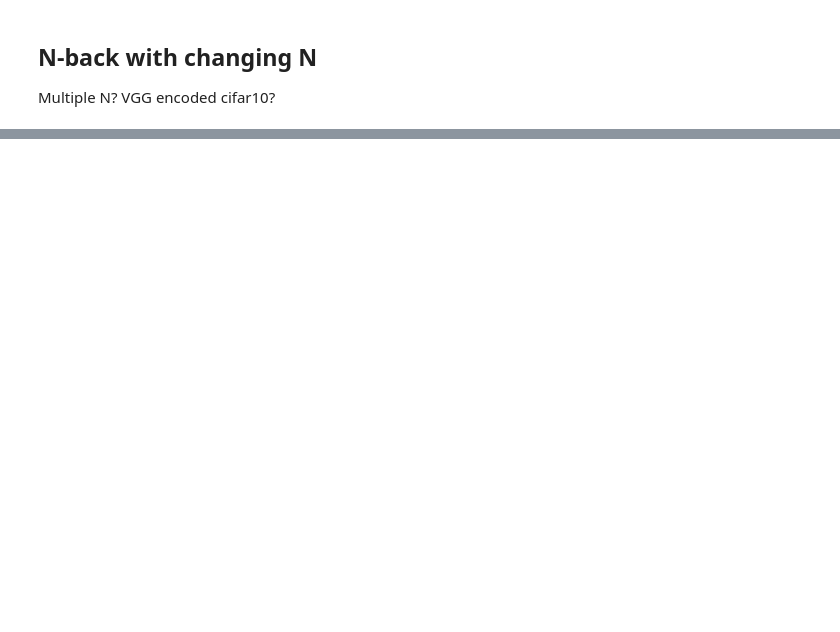
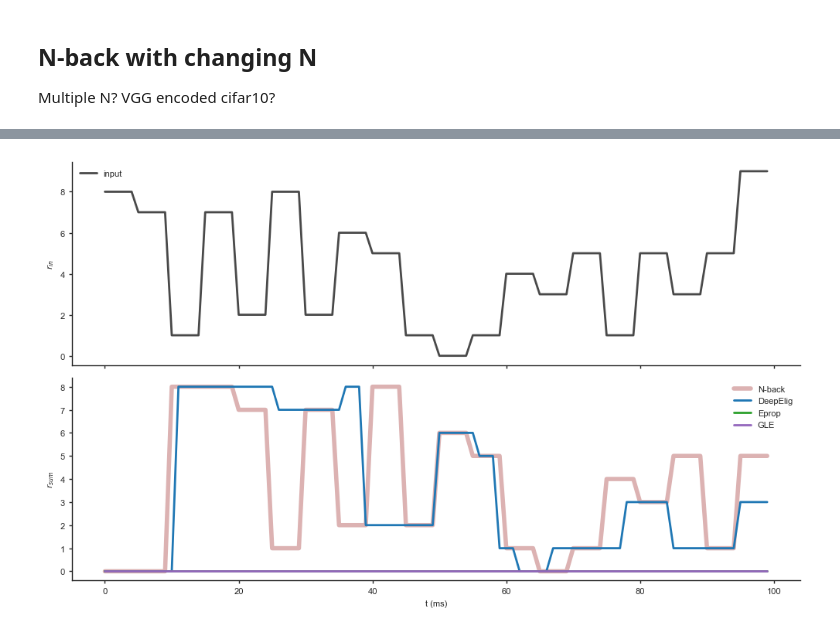
Before and after one commit to Baskin-LIU/Kernel-Propagation, a Jupyter notebook: Experiments/MiniTasks.ipynb, the cells around one changed output, grey strips where cells are left out. Cells and saved outputs as stored; diff of their text form; code cells hidden in the pictures; blank space fills up the shorter version.

```diff
--- a/Experiments/MiniTasks.ipynb
+++ b/Experiments/MiniTasks.ipynb
@@ -600,0 +610,44 @@ plt.show()
+# %%
+Rcd_eval = Recorder(['input', 'teacher', 'DeepElig', 'Eprop', 'GLE'])
+
+#Students['naive'].align(student)
+with torch.no_grad():
+    for t in range(eval_phase_steps):
+        t = t+init_phase_steps+learn_phase_steps
+        inp, label = input_fuc()
+        inp = inp[None,:]
+        Rcd_eval.rec_single('input', inp.argmax())
+        Rcd_eval.rec_single('teacher', label)
+        for k, stu in Students.items():
+            r_out, u_out = stu.step(inp)
+            Rcd_eval.rec_single(k, r_out.argmax())
+
+Rcd_eval.finish()
+
+
+
+fig, axs = plt.subplots(2, 1, figsize=(10, 6), sharex=True)
+x = np.arange(0, eval_phase, dt)
+axs[0].plot(x, Rcd_eval['input'].mean(axis=0), color=black, label='input', linewidth=2, alpha=0.8)
+
+axs[1].plot(x, Rcd_eval['teacher'][0], label="N-back", color=darkred, alpha=0.3, linewidth=4)
+axs[1].plot(x, Rcd_eval['DeepElig'][0,:], label="DeepElig", color = blue, linewidth=2)
+axs[1].plot(x, Rcd_eval['Eprop'][0,:], label="Eprop", color = green, linewidth=2)
+axs[1].plot(x, Rcd_eval['GLE'][0,:], label="GLE", color = purple, linewidth=2)
+
+axs[0].legend()
+axs[1].legend()
+axs[-1].set_xlabel("t (ms)")
+
+axs[0].set_ylabel(r"$r_{in}$")
+axs[1].set_ylabel(r"$r_{sum}$")
+
+for ax in axs:
+    ax.spines['top'].set_visible(False)
+    ax.spines['right'].set_visible(False)
+
+plt.tight_layout()
+#plt.savefig('./fig/CompareAftRec.png')
+plt.show()
+# %% [output]
+[figure, added]
```
Also changed, not shown: parts of 14 cells of this notebook, 6 other files.
